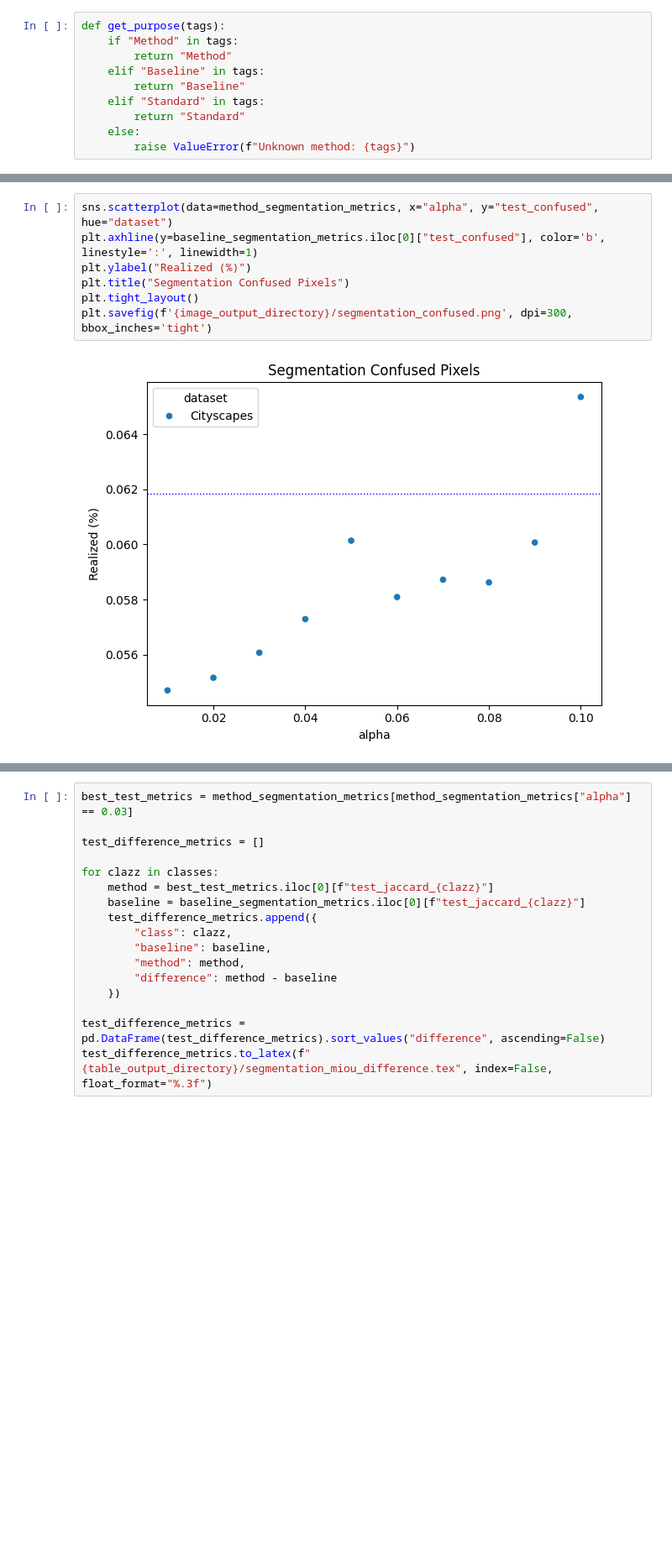
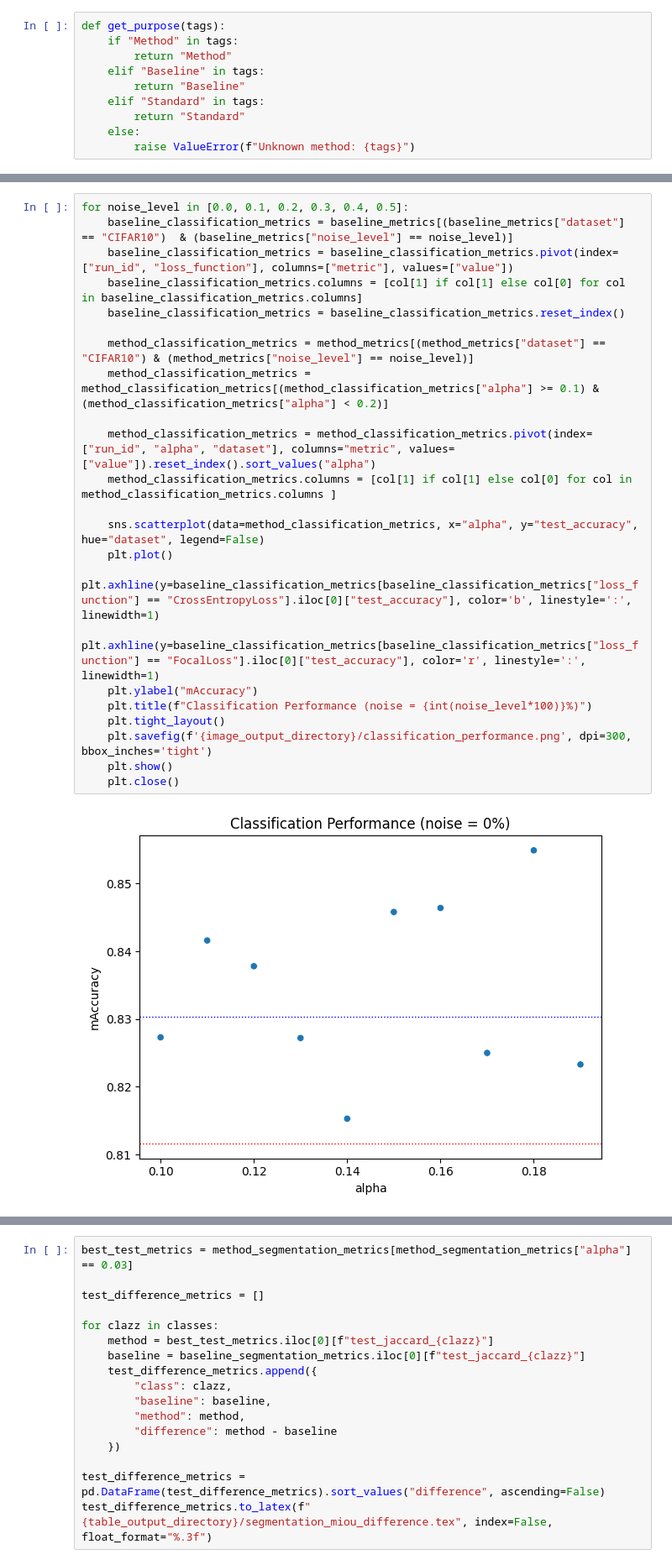
Before and after one commit to brandongk-ubco/thesis-analysis, a Jupyter notebook: citl.ipynb, the cells around one changed output, grey strips where cells are left out. Shown at 84% size. Cells and saved outputs as stored; diff of their text form; blank space fills up the shorter version.

```diff
--- a/citl.ipynb
+++ b/citl.ipynb
@@ -125,9 +117,25 @@ plt.savefig(f'{image_output_directory}/segmentation_realized.png', dpi=300, bbox
-# %%
-sns.scatterplot(data=method_segmentation_metrics, x="alpha", y="test_confused", hue="dataset")
-plt.axhline(y=baseline_segmentation_metrics.iloc[0]["test_confused"], color='b', linestyle=':', linewidth=1)
-plt.ylabel("Realized (%)")
-plt.title("Segmentation Confused Pixels")
-plt.tight_layout()
-plt.savefig(f'{image_output_directory}/segmentation_confused.png', dpi=300, bbox_inches='tight')
-# %% [output]
-[figure, removed]
+# %%
+for noise_level in [0.0, 0.1, 0.2, 0.3, 0.4, 0.5]:
+    baseline_classification_metrics = baseline_metrics[(baseline_metrics["dataset"] == "CIFAR10")  & (baseline_metrics["noise_level"] == noise_level)]
+    baseline_classification_metrics = baseline_classification_metrics.pivot(index=["run_id", "loss_function"], columns=["metric"], values=["value"])
+    baseline_classification_metrics.columns = [col[1] if col[1] else col[0] for col in baseline_classification_metrics.columns]
+    baseline_classification_metrics = baseline_classification_metrics.reset_index()
+
+    method_classification_metrics = method_metrics[(method_metrics["dataset"] == "CIFAR10") & (method_metrics["noise_level"] == noise_level)]
+    method_classification_metrics = method_classification_metrics[(method_classification_metrics["alpha"] >= 0.1) & (method_classification_metrics["alpha"] < 0.2)]
+
+    method_classification_metrics = method_classification_metrics.pivot(index=["run_id", "alpha", "dataset"], columns="metric", values=["value"]).reset_index().sort_values("alpha")
+    method_classification_metrics.columns = [col[1] if col[1] else col[0] for col in method_classification_metrics.columns ]
+
+    sns.scatterplot(data=method_classification_metrics, x="alpha", y="test_accuracy", hue="dataset", legend=False)
+    plt.plot()
+    plt.axhline(y=baseline_classification_metrics[baseline_classification_metrics["loss_function"] == "CrossEntropyLoss"].iloc[0]["test_accuracy"], color='b', linestyle=':', linewidth=1)
+    plt.axhline(y=baseline_classification_metrics[baseline_classification_metrics["loss_function"] == "FocalLoss"].iloc[0]["test_accuracy"], color='r', linestyle=':', linewidth=1)
+    plt.ylabel("mAccuracy")
+    plt.title(f"Classification Performance (noise = {int(noise_level*100)}%)")
+    plt.tight_layout()
+    plt.savefig(f'{image_output_directory}/classification_performance.png', dpi=300, bbox_inches='tight')
+    plt.show()
+    plt.close()
+# %% [output]
+[figure, added]
```
Also changed, not shown: parts of 23 cells of this notebook, 8 other files.
